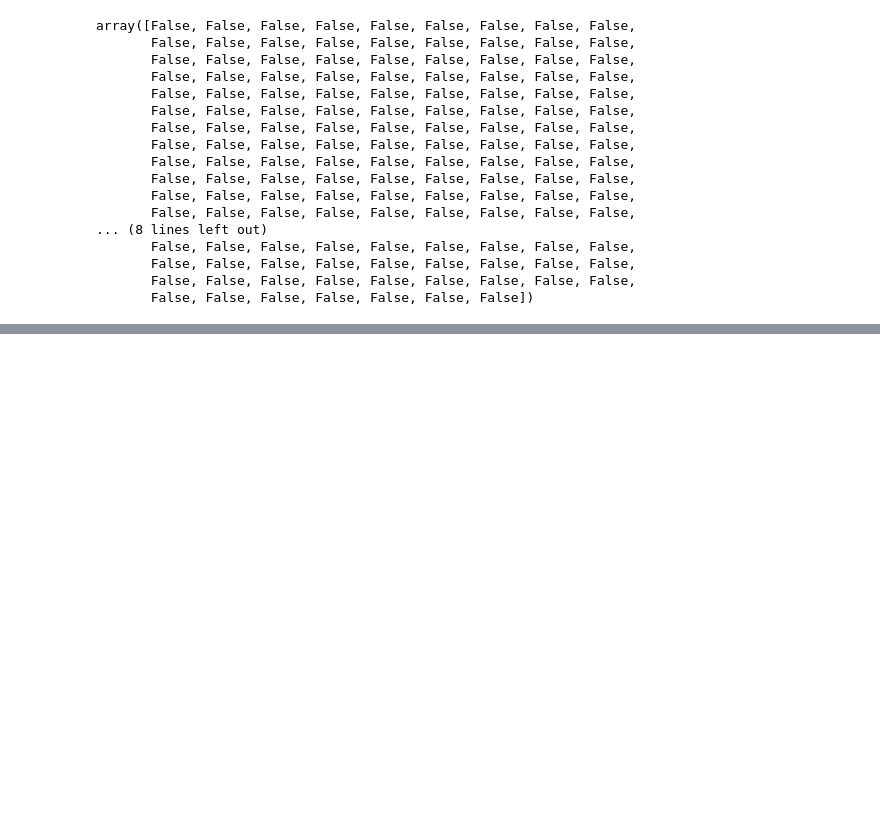
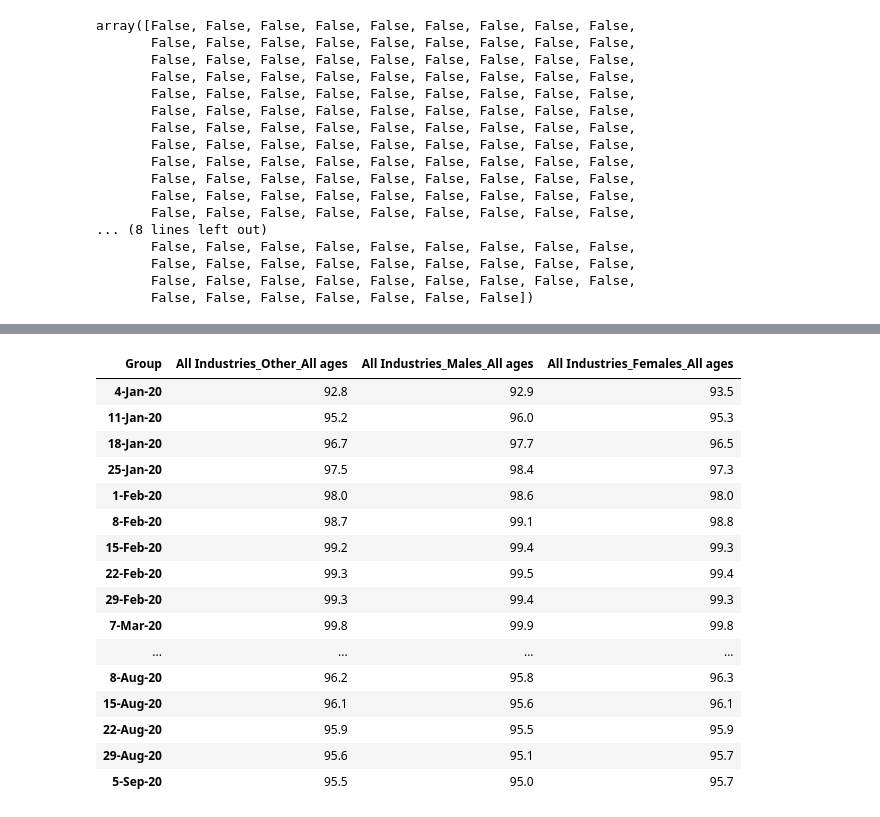
Before and after one commit to ali-beer/covid_payroll_project, a Jupyter notebook: cleaning_payroll_data.ipynb, the cells around one changed output, grey strips where cells are left out. Saved outputs shown, nothing was run; the diff lists cells and outputs as text; code cells hidden in the pictures; blank space fills up the shorter version.

```diff
--- a/cleaning_payroll_data.ipynb
+++ b/cleaning_payroll_data.ipynb
@@ -305,0 +317,20 @@ australia_df_t.loc[:, (australia_df_t.columns.str.contains(a) & australia_df_t.c
+# %%
+filter_df
+# %% [output]
+| Group | All Industries_Other_All ages | All Industries_Males_All ages | All Industries_Females_All ages |
+| 4-Jan-20 | 92.8 | 92.9 | 93.5 |
+| 11-Jan-20 | 95.2 | 96.0 | 95.3 |
+| 18-Jan-20 | 96.7 | 97.7 | 96.5 |
+| 25-Jan-20 | 97.5 | 98.4 | 97.3 |
+| 1-Feb-20 | 98.0 | 98.6 | 98.0 |
+| 8-Feb-20 | 98.7 | 99.1 | 98.8 |
+| 15-Feb-20 | 99.2 | 99.4 | 99.3 |
+| 22-Feb-20 | 99.3 | 99.5 | 99.4 |
+| 29-Feb-20 | 99.3 | 99.4 | 99.3 |
+| 7-Mar-20 | 99.8 | 99.9 | 99.8 |
+| ... | ... | ... | ... |
+| 8-Aug-20 | 96.2 | 95.8 | 96.3 |
+| 15-Aug-20 | 96.1 | 95.6 | 96.1 |
+| 22-Aug-20 | 95.9 | 95.5 | 95.9 |
+| 29-Aug-20 | 95.6 | 95.1 | 95.7 |
+| 5-Sep-20 | 95.5 | 95.0 | 95.7 |
```
Also changed, not shown: parts of 4 cells of this notebook.
